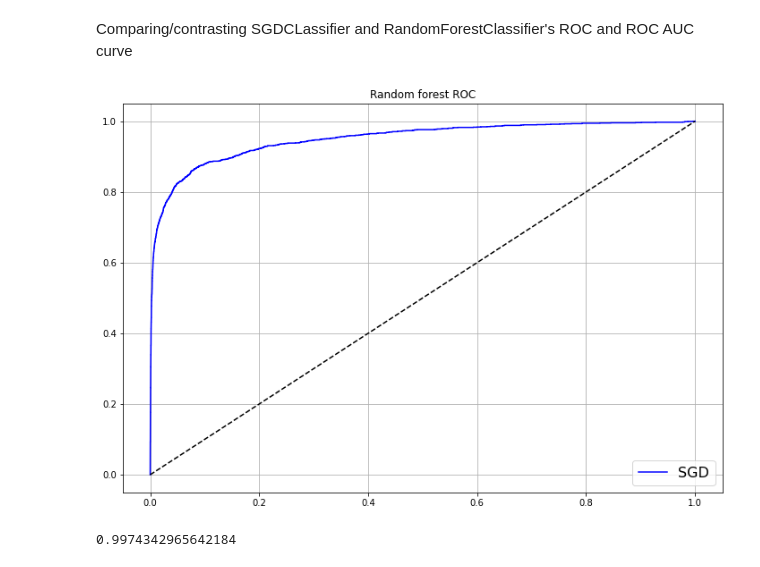
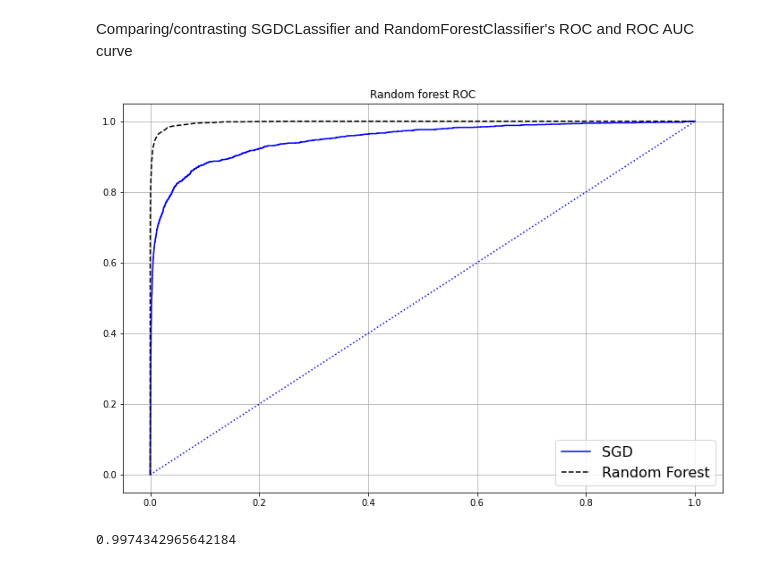
Before and after one commit to cmannnn/mnist, a Jupyter notebook: MNIST.ipynb, the cells around one changed output. Drawn from its saved outputs; the diff is of its cells as text; code cells hidden in the pictures.

```diff
--- a/MNIST.ipynb
+++ b/MNIST.ipynb
@@ -262,15 +262,16 @@ fpr_forest, tpr_forest, thresholds_forest = roc_curve(mnist_y_train_5, y_scores_
 # %%
 # plotting random forest ROC curve
 ax, fig = plt.subplots(figsize=[12, 8])
 plt.plot(fpr, tpr, 'b', label='SGD')
-plt.plot([0, 1], [0, 1], 'k--')
+plt.plot([0, 1], [0, 1], 'b:')
+plt.plot(fpr_forest, tpr_forest, 'k--', label='Random Forest')
 
 plt.title('Random forest ROC')
 plt.grid(True)
 plt.legend(loc='lower right', fontsize=16)
 plt.show()
 # %% [output]
-[figure, old version]
+[figure, new version]
 # %%
 # random forest ROC score
 roc_auc_score(mnist_y_train_5, y_scores_forest)
```
